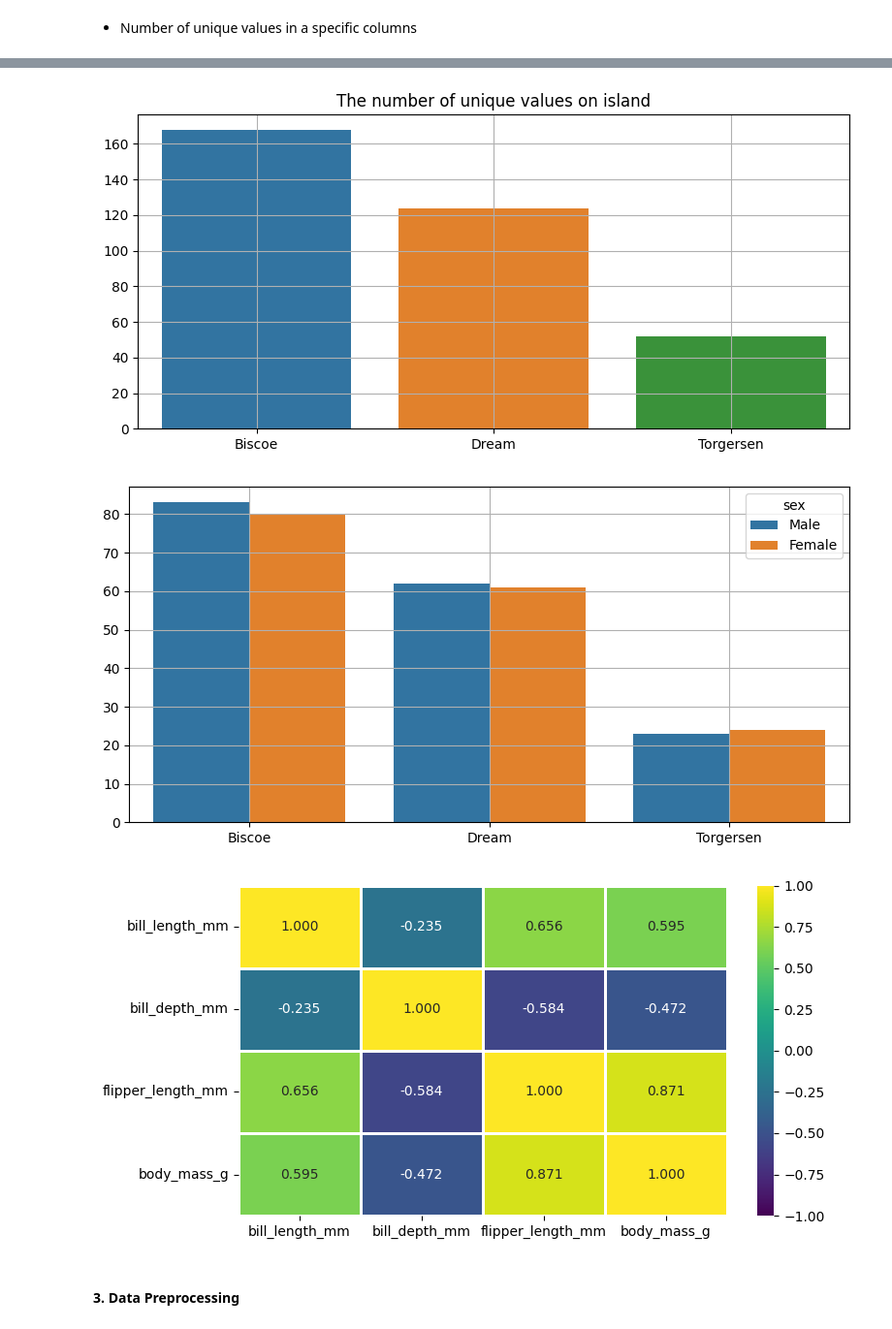
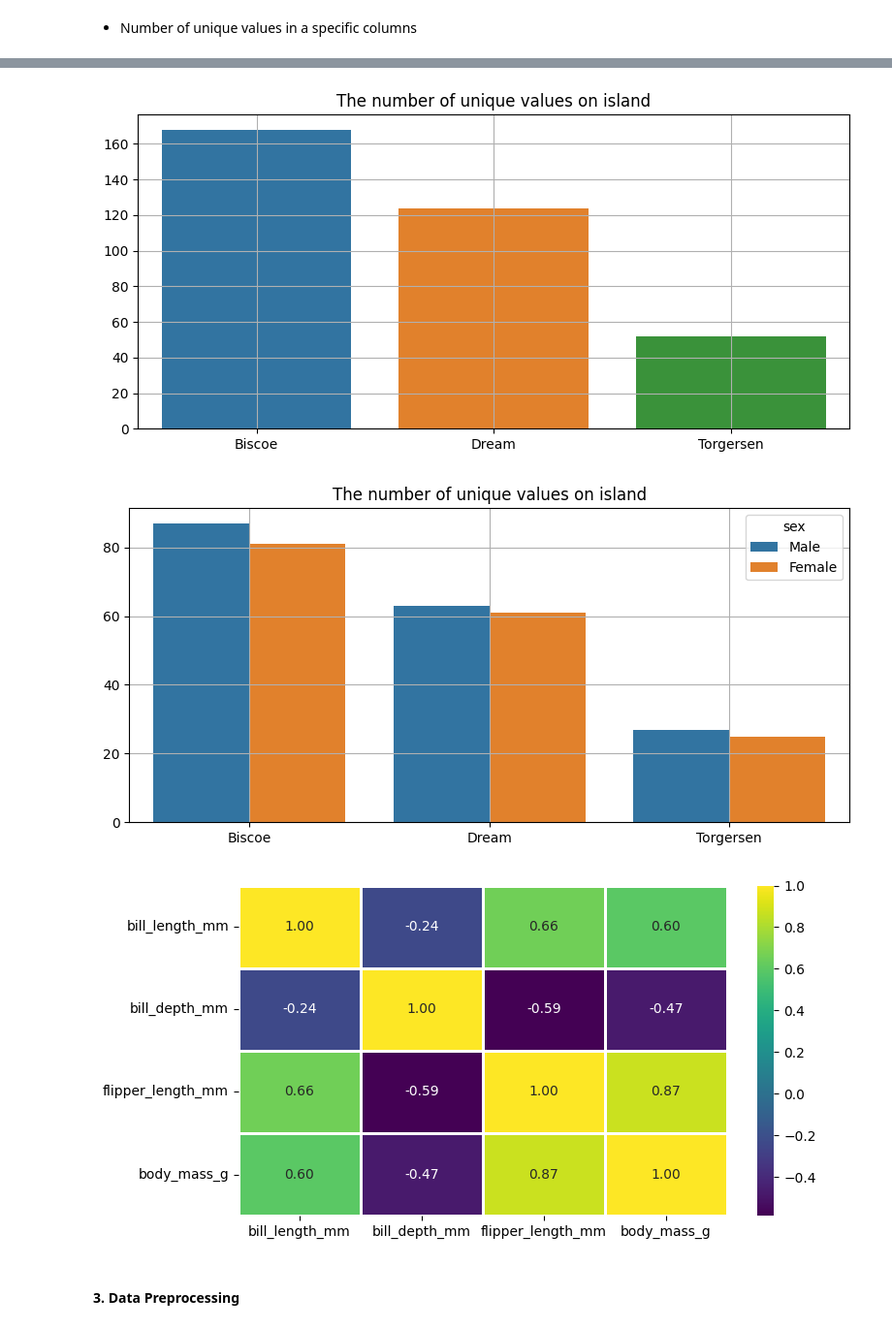
Before and after one commit to kusin/bahan-ajar-ML, a Jupyter notebook: Pertemuan 6 - Algoritma Klasifikasi Data Bagian 2/penguins.ipynb, the cells around one changed output, grey strips where cells are left out. Shown at 97% size. Saved outputs shown, nothing was run; the diff lists cells and outputs as text; code cells hidden in the pictures.

```diff
--- a/Pertemuan 6 - Algoritma Klasifikasi Data Bagian 2/penguins.ipynb
+++ b/Pertemuan 6 - Algoritma Klasifikasi Data Bagian 2/penguins.ipynb
@@ -23,6 +27,6 @@ import matplotlib.pyplot as plt
 - load dataset
 # %%
 # load dataset
-dataset = sns.load_dataset("penguins")
-print(dataset.tail(3))
+dataset = sns.load_dataset("penguins").ffill()
+print(dataset)
 # %% [output]
@@ -67,6 +81,22 @@ def barplot(data, x, y, hue, title):
     # show plot
     plt.tight_layout()
     plt.show()
+# %%
+def heatmap(data, width, height):
+
+    # create heatmap correlation
+    fig, ax = plt.subplots(figsize=(width,height))
+    sns.heatmap(data=data, vmin=None, vmax=None, cmap="viridis", annot=True, fmt=".2f", linewidths=2)
+
+    # set labels
+    ax.set_title("", fontsize=12)
+    ax.set_xlabel("", fontsize=12)
+    ax.set_ylabel("", fontsize=12)
+    ax.grid(False)
+
+    # show plot
+    plt.tight_layout()
+    plt.show()
 # %% [markdown]
 - Number of unique values in a specific columns
 # %%
@@ -92,27 +121,13 @@ barplot(
 # calculate the island grouped based on sex
 barplot(
     data=unique_values(data=dataset, columns=["island", "sex"]),
-    x="island", y="sum", hue="sex", title=""
+    x="island", y="sum", hue="sex", title="The number of unique values on island"
 )
 # %% [output]
 [figure]
-[figure, old version]
+[figure, new version]
 # %%
 # create heatmap correlation
-fig, ax = plt.subplots(figsize=(8,4))
-sns.heatmap(
-    data=dataset.corr(numeric_only=True), vmin=-1, vmax=1,
-    cmap="viridis", annot=True, fmt=".3f", linewidths=1
-)
-
-# set labels
-ax.set_title("", fontsize=12)
-ax.set_xlabel("", fontsize=12)
-ax.set_ylabel("", fontsize=12)
-ax.grid(False)
-
-# show plot
-plt.tight_layout()
-plt.show()
+heatmap(data=dataset.corr(numeric_only=True), width=8, height=4)
 # %% [output]
-[figure, old version]
+[figure, new version]
```
Also changed, not shown: parts of 14 cells of this notebook, 1 other file.
